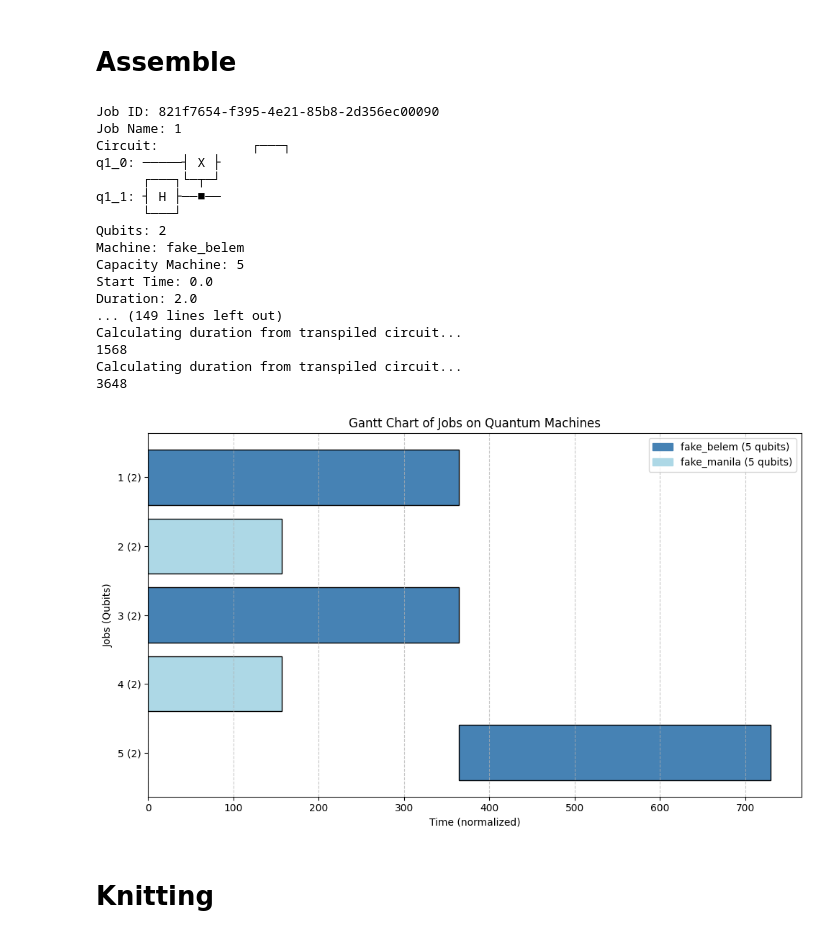
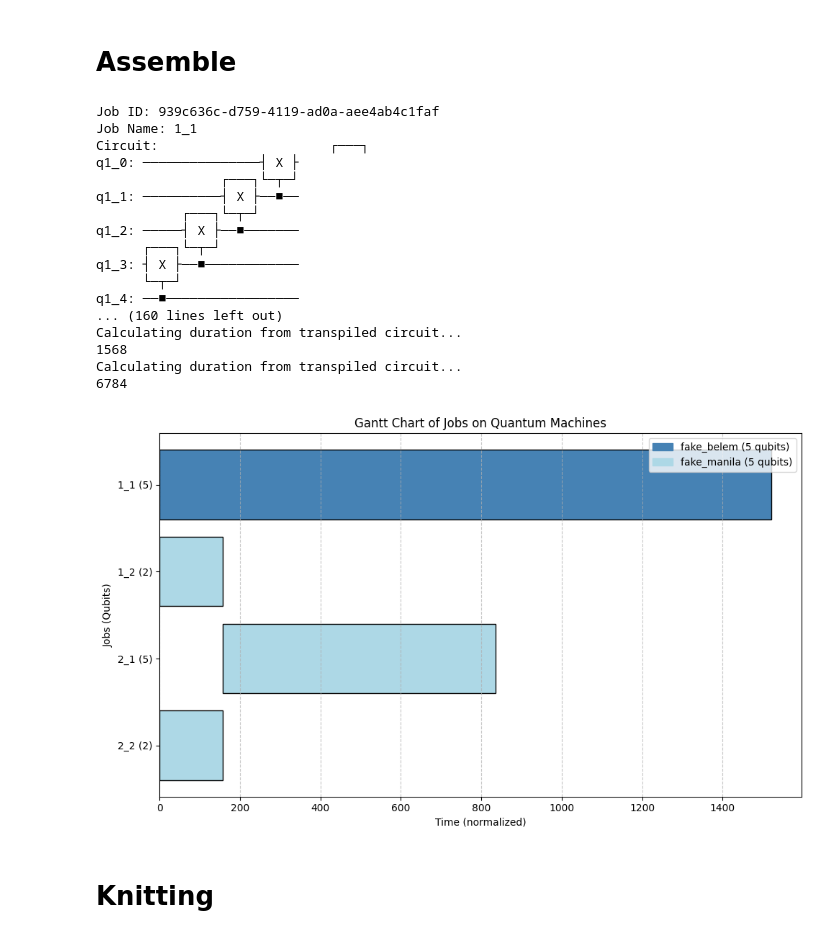
Before and after one commit to MagePro310/Quantum_Simulation_Scheduling_ver1, a Jupyter notebook: test_algorithm_MTMC.ipynb, the cells around one changed output. Drawn from its saved outputs; the diff is of its cells as text; code cells hidden in the pictures.

```diff
--- a/test_algorithm_MTMC.ipynb
+++ b/test_algorithm_MTMC.ipynb
@@ -76,12 +78,12 @@ print(machines)
 # %% [markdown]
 # Generate benchmark data
 # %%
-from component.b_benchmark.mqt_tool import benchmark_circuit, create_circuit
+from component.b_benchmark.mqt_tool import QuantumBenchmark
 from component.sup_sys.job_info import JobInfo
 
 # initialize the number of qubits and jobs
-num_qubits_per_job = 2
-num_jobs = 5
+num_qubits_per_job = 7
+num_jobs = 2
 jobs = {}
 
 for i in range(num_jobs):
@@ -96,9 +98,7 @@ result_Schedule.averageQubits = sum(jobs.values()) / len(jobs)
 origin_job_info = {}
 
 for job_name, num_qubits in jobs.items():
-    circuit = create_circuit(num_qubits, job_name)
-    result_Schedule.nameAlgorithm = "ghz"
-    circuit.remove_final_measurements()
+    circuit, result_Schedule.nameAlgorithm = QuantumBenchmark.create_circuit(num_qubits, job_name)
     origin_job_info[job_name] = JobInfo(
         job_name=job_name,
         qubits=circuit.num_qubits,
@@ -112,7 +112,7 @@ for job_name, num_qubits in jobs.items():
         result_cut=None,  # Placeholder for result cut
     )
 
-for job in origin_job_info.values():
-    job.print()
+# for job in origin_job_info.values():
+#     job.print()
 
 process_job_info = origin_job_info.copy()
@@ -138,16 +120,18 @@ Fidelity: None
 # Cutting circuits
 # %%
 # Cutting the jobs into two parts with condition in process_job_info
-from component.c_circuit_work.cutting.width_c import *
+# from component.c_circuit_work.cutting.width_c import *
 
+from component.c_circuit_work.cutting.width_c import WidthCircuitCutter
 max_width = max(list(machines.values()), key=lambda x: x.num_qubits).num_qubits
 
 for job_name, job_info in process_job_info.items():
     if job_info.qubits > max_width:
         job_info.childrenJobs = []
-        cut_name, observable = greedy_cut(job_info.circuit, max_width)
-        # print(observable)
-        result_cut = gate_to_reduce_width(job_info.circuit, cut_name, observable)
+        cutter = WidthCircuitCutter(job_info.circuit, max_width)
+        result_cut = cutter.gate_to_reduce_width()
+        # cut_name, observable = gate_cut_width(job_info.circuit, max_width)
+        # result_cut = gate_to_reduce_width(job_info.circuit, cut_name, observable)
         result_Schedule.sampling_overhead += result_cut.overhead
         for i, (subcircuit_name, subcircuit) in enumerate(result_cut.subcircuits.items()):
             job_info.childrenJobs.append(
@@ -166,13 +150,14 @@ for job_name, job_info in process_job_info.items():
             )
         job_info.result_cut = result_cut
 
-for job_name, job_info in process_job_info.items():
-    if job_info.result_cut is not None:
-        result_cut = job_info.result_cut
-        backend = list(machines.values())[0] # Example backend
-        results = run_subexperiments(result_cut.subexperiments, backend)
-        reconstructed_expval, exact_expval, error_estimation, relative_error_estimation = compute_expectation_value(results, result_cut.coefficients, result_cut.subobservables, result_cut.observable, job_info.circuit)
-        print_results(reconstructed_expval, exact_expval, error_estimation, relative_error_estimation)
+# 4. Run subexperiments on a quantum backend
+# for job_name, job_info in process_job_info.items():
+#     if job_info.result_cut is not None:
+#         result_cut = job_info.result_cut
+#         backend = list(machines.values())[0] # Example backend
+#         results = run_subexperiments(result_cut.subexperiments, backend)
+#         reconstructed_expval, exact_expval, error_estimation, relative_error_estimation = compute_expectation_value(results, result_cut.coefficients, result_cut.subobservables, result_cut.observable, job_info.circuit)
+#         print_results(reconstructed_expval, exact_expval, error_estimation, relative_error_estimation)
 
 # Get the job for run scheduler
 
@@ -188,9 +173,6 @@ def get_scheduler_jobs(job_info):
 for job_name, job_info in process_job_info.items():
     scheduler_job.update(get_scheduler_jobs(job_info))
 
-for job_name, job_info in scheduler_job.items():
-    job_info.circuit.data = [hasChange for hasChange in job_info.circuit.data if hasChange.operation.name != "qpd_1q"]
-
 print("Scheduler Jobs:")
 for job_name, job_info in scheduler_job.items():
     job_info.print()
@@ -247,7 +229,7 @@ for job_id, job in scheduler_job.items():
     backend = machines.get(job.machine)
     if backend:
         # Perform transpilation
-        # job.circuit.data = [hasChange for hasChange in job.circuit.data if hasChange.operation.name != "qpd_1q"]
+        job.circuit.data = [hasChange for hasChange in job.circuit.data if hasChange.operation.name != "qpd_1q"]
         job.transpiled_circuit = transpile(job.circuit, backend, scheduling_method='alap', layout_method='trivial')
         # job.circuit.measure_all()
         # job.transpiled_circuit_measured = transpile(job.circuit, backend, scheduling_method='alap', layout_method='trivial')
@@ -258,47 +240,47 @@ for job_id, job in scheduler_job.items():
 
 # from qiskit.visualization.timeline import draw, IQXDebugging
 # draw(scheduler_job['1'].transpiled_circuit, target=machines['fake_belem'].target)
 
 # after have the circuit we connect to
 # from qiskit.visualization import plot_circuit_layout
 # plot_circuit_layout(scheduler_job['1'].transpiled_circuit, machines['fake_belem'])
 
 # For multithreading (parallel execution)
 from component.d_scheduling.simulation.scheduling_multithread import simulate_scheduling as simulate_multithread
 
 jobs = data.copy()
 updated_jobs = simulate_multithread(jobs, scheduler_job)
 visualize_data(updated_jobs)
 
 # # For single-threaded (no parallel execution)
 # from component.d_scheduling.simulation.scheduling_singlethread import simulate_scheduling as simulate_singlethread
 
 # jobs = data.copy()
 # updated_jobs = simulate_singlethread(jobs, scheduler_job)
 # for job in updated_jobs:
 #     print(job)
 
 # visualize_data(updated_jobs)
 # # ...existing code...
 # %% [output]
-Job ID: 821f7654-f395-4e21-85b8-2d356ec00090
-Job Name: 1
-Circuit:            ┌───┐
-q1_0: ─────┤ X ├
+Job ID: 939c636c-d759-4119-ad0a-aee4ab4c1faf
+Job Name: 1_1
+Circuit:                      ┌───┐
+q1_0: ───────────────┤ X ├
+                ┌───┐└─┬─┘
+q1_1: ──────────┤ X ├──■──
+           ┌───┐└─┬─┘
+q1_2: ─────┤ X ├──■───────
       ┌───┐└─┬─┘
-q1_1: ┤ H ├──■──
-      └───┘
-Qubits: 2
-Machine: fake_belem
-Capacity Machine: 5
-Start Time: 0.0
-Duration: 2.0
-... (149 lines left out)
+q1_3: ┤ X ├──■────────────
+      └─┬─┘
+q1_4: ──■─────────────────
+... (160 lines left out)
 Calculating duration from transpiled circuit...
 1568
 Calculating duration from transpiled circuit...
-3648
+6784
-[figure, old version]
+[figure, new version]
 # %% [markdown]
 # Knitting
 # %%
```
Also changed, not shown: parts of 8 cells of this notebook, 36 other files.
